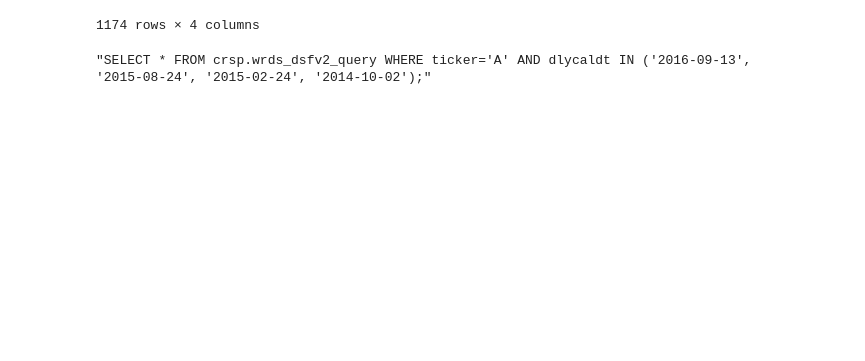
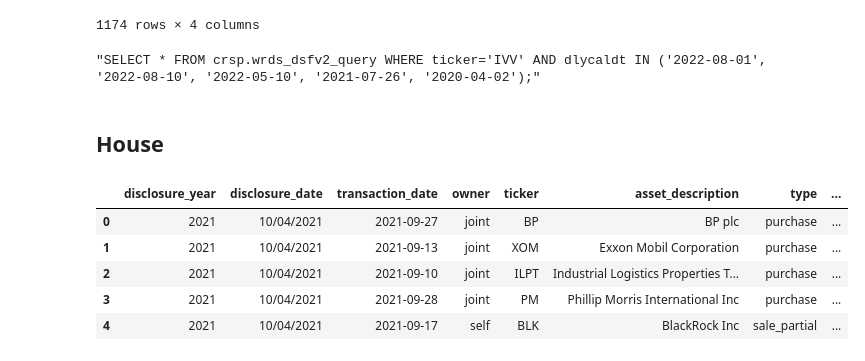
Before and after one commit to oooyiyangc/politician-voting-yc, a Jupyter notebook: src/generate-crsp-sql-queries.ipynb, the cells around one changed output. Drawn from its saved outputs; the diff is of its cells as text; code cells hidden in the pictures; blank space fills up the shorter version.

```diff
--- a/src/generate-crsp-sql-queries.ipynb
+++ b/src/generate-crsp-sql-queries.ipynb
@@ -84,8 +86,8 @@ senate_dt_tic_grouped
 1174 rows × 4 columns
 # %%
 # test
-senate_dt_tic_grouped.iloc[2, 3]
+senate_dt_tic_grouped[senate_dt_tic_grouped["ticker_q"]=="IVV"]["sql"].iloc[0]
 # %% [output]
-"SELECT * FROM crsp.wrds_dsfv2_query WHERE ticker='A' AND dlycaldt IN ('2016-09-13', '2015-08-24', '2015-02-24', '2014-10-02');"
+"SELECT * FROM crsp.wrds_dsfv2_query WHERE ticker='IVV' AND dlycaldt IN ('2022-08-01', '2022-08-10', '2022-05-10', '2021-07-26', '2020-04-02');"
 # %%
 output = senate_dt_tic_grouped[["ticker_q", "sql"]].copy()
@@ -92,0 +95,12 @@ output.to_csv("sql_queries.csv", index=False)
+# %% [markdown]
+## House
+# %%
+house = pd.read_csv(DATA_PATH + "house_all_transactions_fixed.csv")
+house[:5]
+# %% [output]
+|  | disclosure_year | disclosure_date | transaction_date | owner | ticker | asset_description | type | ... |
+| 0 | 2021 | 10/04/2021 | 2021-09-27 | joint | BP | BP plc | purchase | ... |
+| 1 | 2021 | 10/04/2021 | 2021-09-13 | joint | XOM | Exxon Mobil Corporation | purchase | ... |
+| 2 | 2021 | 10/04/2021 | 2021-09-10 | joint | ILPT | Industrial Logistics Properties T... | purchase | ... |
+| 3 | 2021 | 10/04/2021 | 2021-09-28 | joint | PM | Phillip Morris International Inc | purchase | ... |
+| 4 | 2021 | 10/04/2021 | 2021-09-17 | self | BLK | BlackRock Inc | sale_partial | ... |
```
Also changed, not shown: parts of 6 cells of this notebook, 10 other files.
